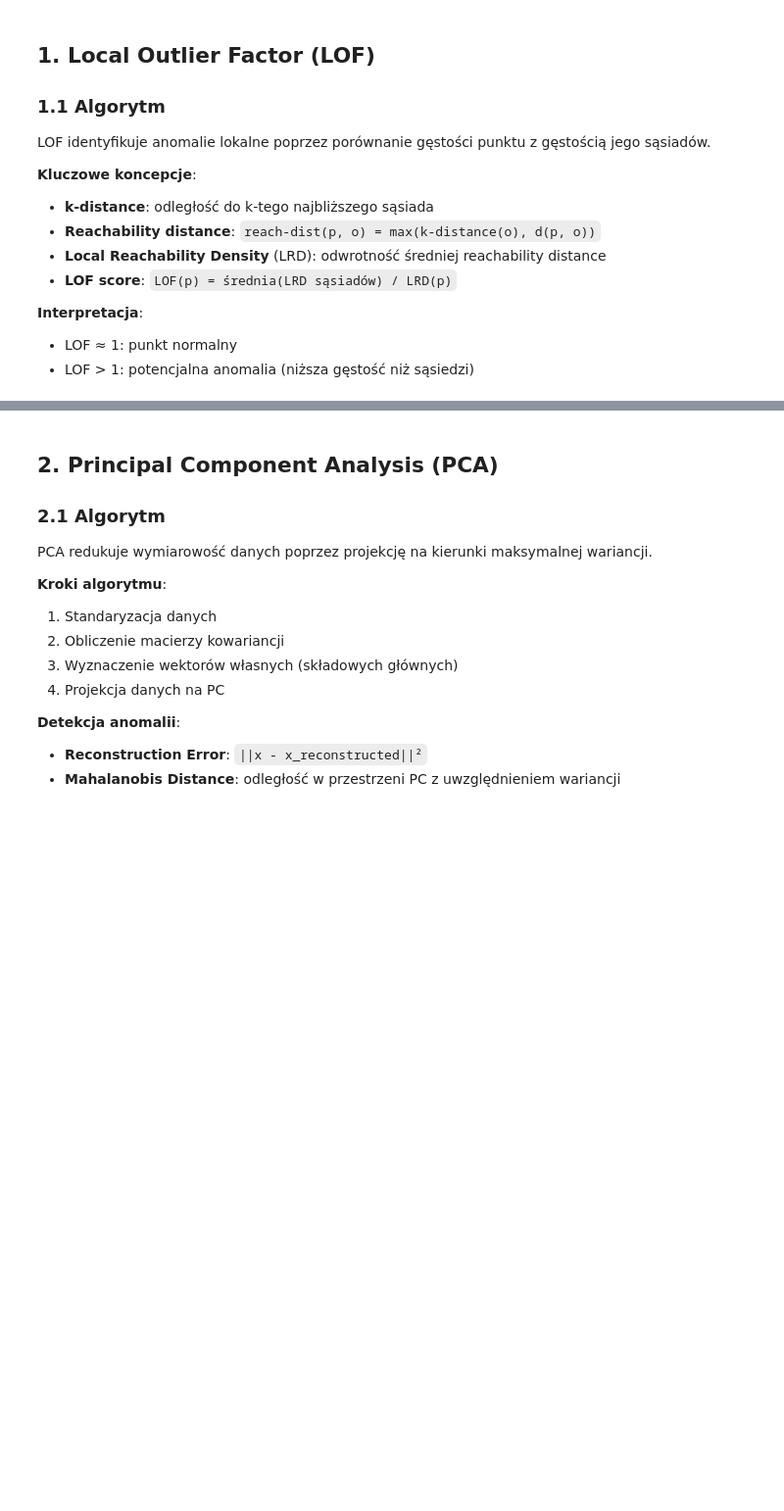
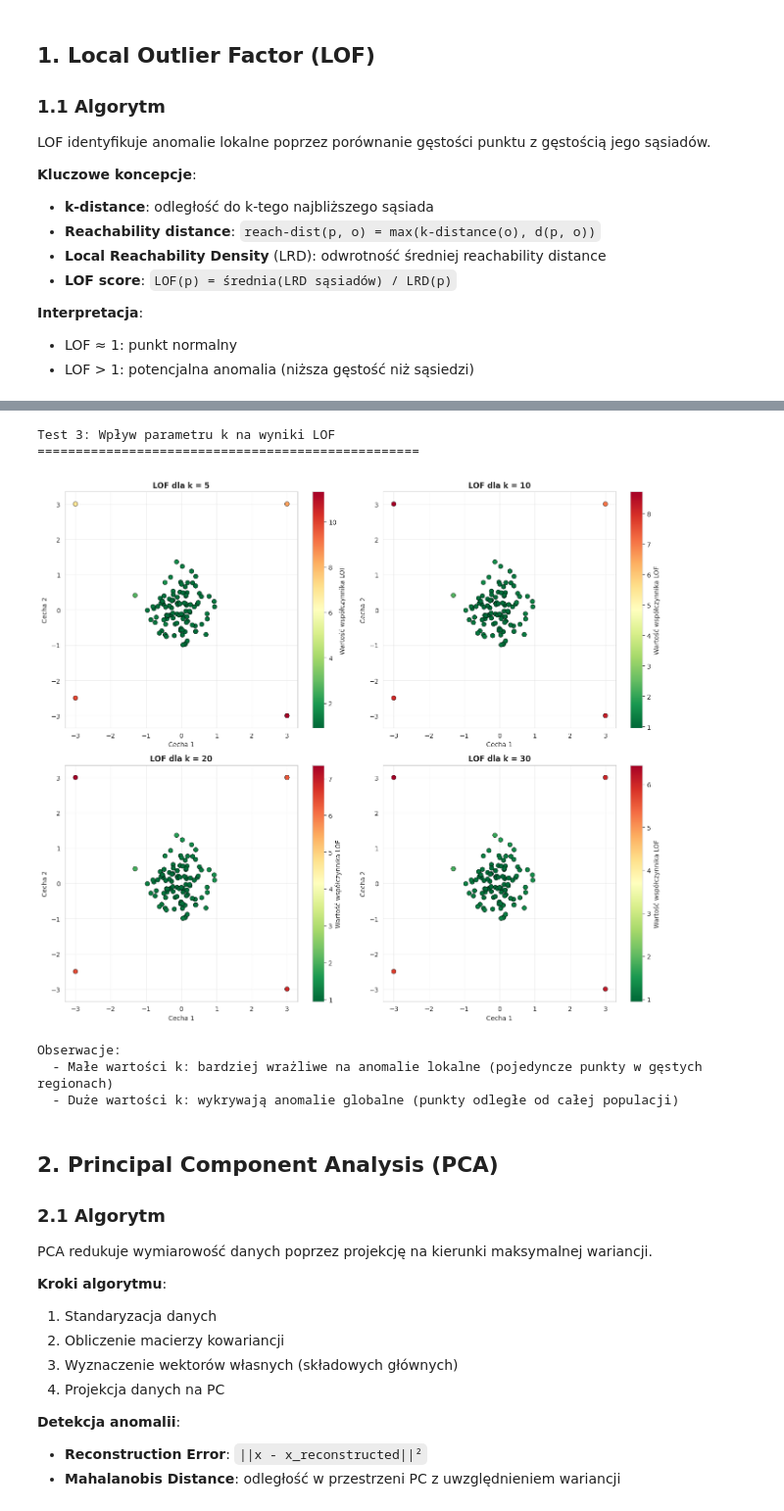
Before and after one commit to MakaronToja2/ml_anomalies, a Jupyter notebook: notebooks/raport2_basic_implementation.ipynb, the cells around one changed output, grey strips where cells are left out. Shown at 98% size. Saved outputs shown, nothing was run; the diff lists cells and outputs as text; code cells hidden in the pictures; blank space fills up the shorter version.

```diff
--- a/notebooks/raport2_basic_implementation.ipynb
+++ b/notebooks/raport2_basic_implementation.ipynb
@@ -168,30 +225,43 @@ plt.show()
 # %%
-# Test 3: Wpływ parametru k
+# Test 3: Wpływ parametru k na wyniki LOF
 print("\nTest 3: Wpływ parametru k na wyniki LOF")
 print("=" * 50)
 
 k_values = [5, 10, 20, 30]
 fig, axes = plt.subplots(2, 2, figsize=(14, 12))
 axes = axes.ravel()
 
 for idx, k in enumerate(k_values):
     lof = LOF(n_neighbors=k)
     scores = lof.fit_predict(X)
 
-    scatter = axes[idx].scatter(X[:, 0], X[:, 1], c=scores, s=50,
-                               cmap='RdYlGn_r', edgecolors='black', linewidths=0.5)
-    axes[idx].set_xlabel('Feature 1', fontsize=10)
-    axes[idx].set_ylabel('Feature 2', fontsize=10)
-    axes[idx].set_title(f'LOF with k={k}', fontsize=12, fontweight='bold')
-    plt.colorbar(scatter, ax=axes[idx], label='LOF Score')
+    scatter = axes[idx].scatter(
+        X[:, 0], X[:, 1],
+        c=scores, s=50,
+        cmap='RdYlGn_r',
+        edgecolors='black',
+        linewidths=0.5
+    )
+    axes[idx].set_xlabel('Cecha 1', fontsize=10)
+    axes[idx].set_ylabel('Cecha 2', fontsize=10)
+    axes[idx].set_title(f'LOF dla k = {k}', fontsize=12, fontweight='bold')
+    plt.colorbar(scatter, ax=axes[idx], label='Wartość współczynnika LOF')
     axes[idx].grid(True, alpha=0.3)
+    axes[idx].axis('equal')
 
 plt.tight_layout()
 plt.show()
 
 print("\nObserwacje:")
-print("  - Małe k: bardziej wrażliwe na anomalie lokalne")
-print("  - Duże k: wykrywa anomalie globalne")
+print("  - Małe wartości k: bardziej wrażliwe na anomalie lokalne (pojedyncze punkty w gęstych regionach)")
+print("  - Duże wartości k: wykrywają anomalie globalne (punkty odległe od całej populacji)")
+# %% [output]
+Test 3: Wpływ parametru k na wyniki LOF
+==================================================
+[figure, added]
+Obserwacje:
+  - Małe wartości k: bardziej wrażliwe na anomalie lokalne (pojedyncze punkty w gęstych regionach)
+  - Duże wartości k: wykrywają anomalie globalne (punkty odległe od całej populacji)
 # %% [markdown]
 ## 2. Principal Component Analysis (PCA)
 
```
Also changed, not shown: parts of 8 cells of this notebook.
